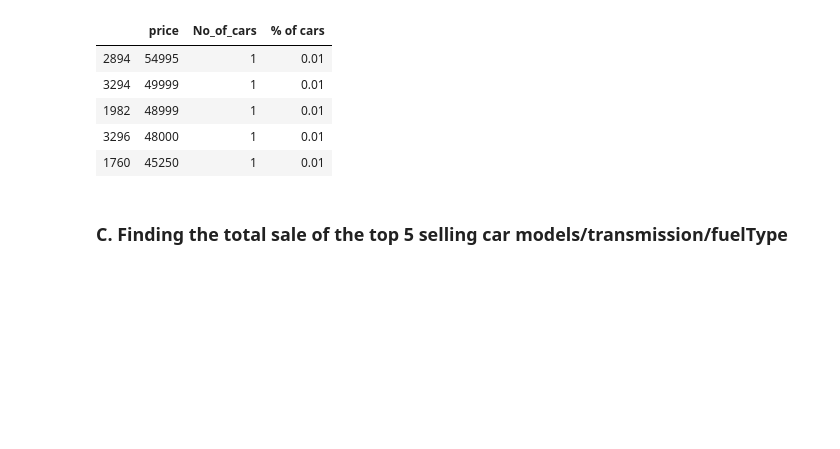
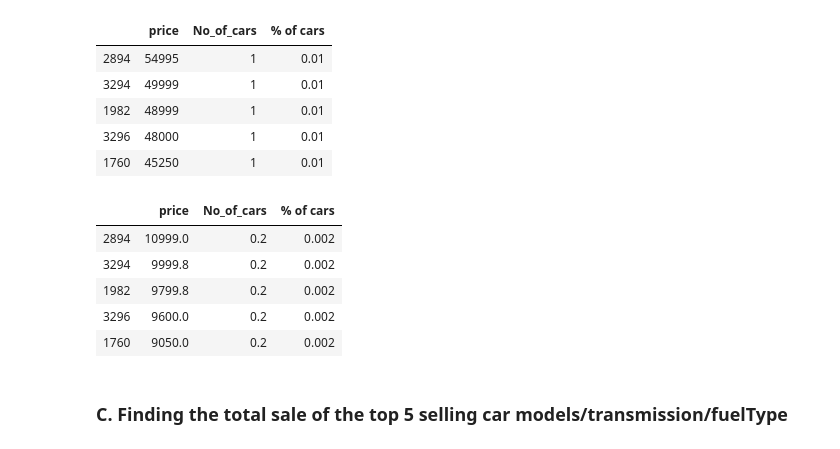
Before and after one commit to nabilatajrin/bmw-used-car-analysis, a Jupyter notebook: ford_used_car_EDA.ipynb, the cells around one changed output. Drawn from its saved outputs; the diff is of its cells as text; code cells hidden in the pictures; blank space fills up the shorter version.

```diff
--- a/ford_used_car_EDA.ipynb
+++ b/ford_used_car_EDA.ipynb
@@ -463,5 +463,16 @@ top_selling_price
 | 1982 | 48999 | 1 | 0.01 |
 | 3296 | 48000 | 1 | 0.01 |
 | 1760 | 45250 | 1 | 0.01 |
+# %%
+#average selling price of the top five selling car models
+avg_selling_price = top_selling_price / 5
+avg_selling_price
+# %% [output]
+|  | price | No_of_cars | % of cars |
+| 2894 | 10999.0 | 0.2 | 0.002 |
+| 3294 | 9999.8 | 0.2 | 0.002 |
+| 1982 | 9799.8 | 0.2 | 0.002 |
+| 3296 | 9600.0 | 0.2 | 0.002 |
+| 1760 | 9050.0 | 0.2 | 0.002 |
 # %% [markdown]
 ### C. Finding the total sale of the top 5 selling car models/transmission/fuelType
```
